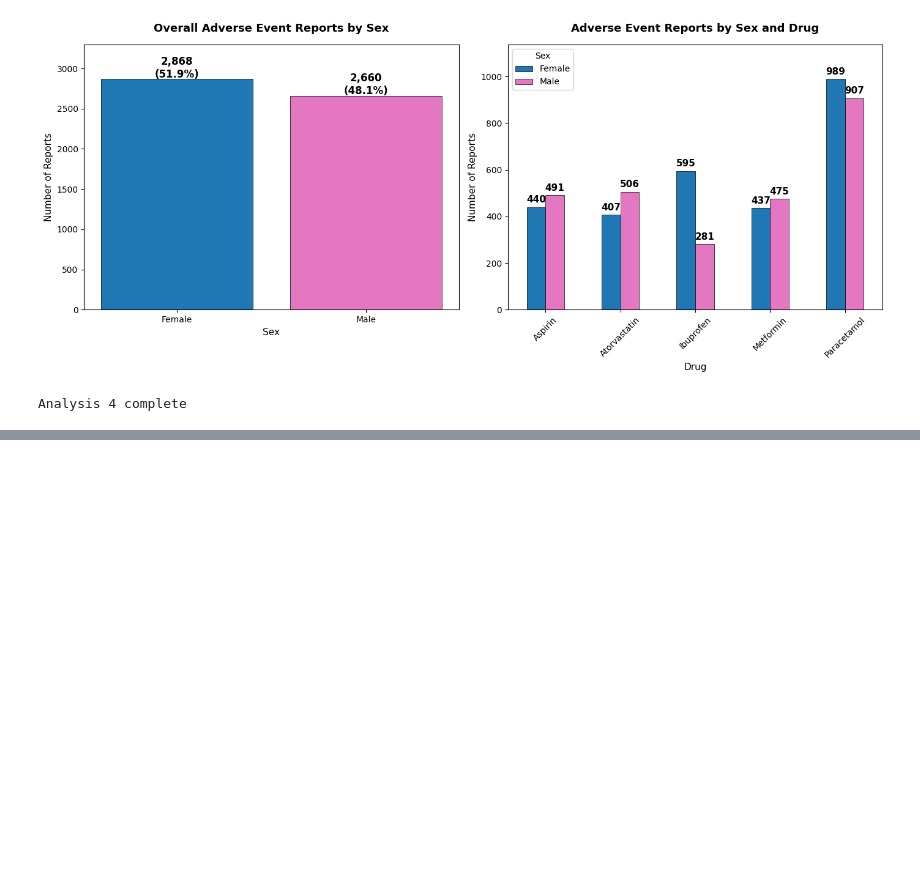
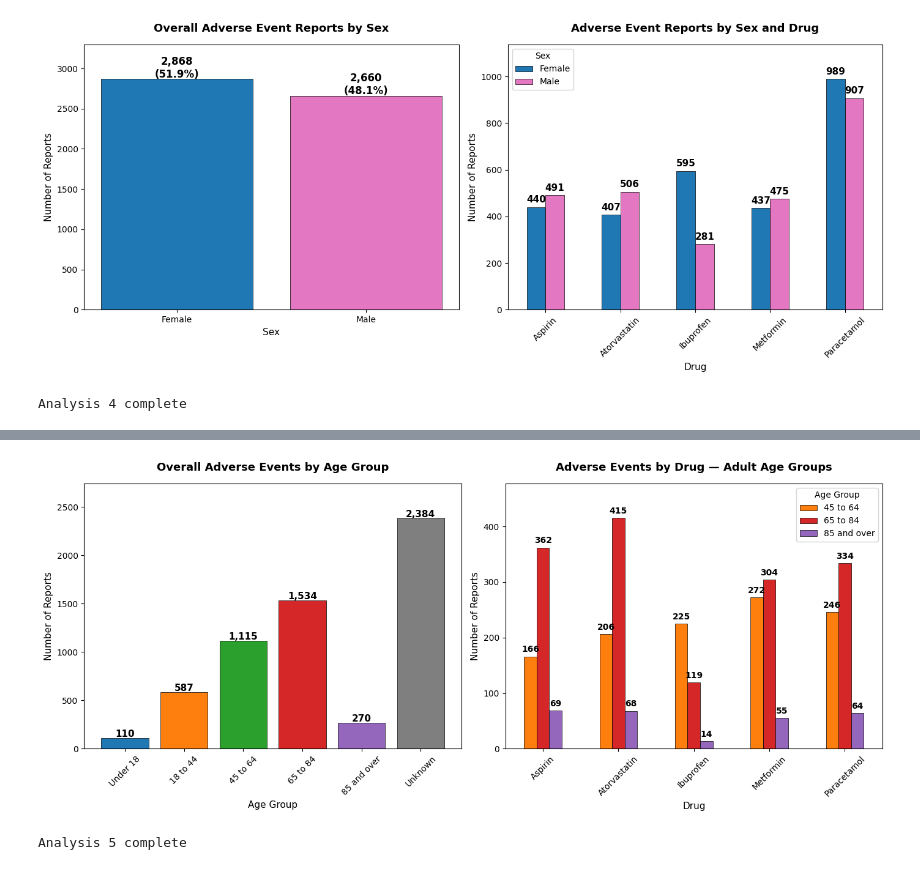
Before and after one commit to Kingsley-Eboh/fda-adverse-events-analysis, a Jupyter notebook: fda_adverse_events_analysis.ipynb, the cells around one changed output, grey strips where cells are left out. Saved outputs shown, nothing was run; the diff lists cells and outputs as text; code cells hidden in the pictures; blank space fills up the shorter version.

Commit message:
Add analyses 5 to 7: age group distribution, top reactions and yearly trend analysis

```diff
--- a/fda_adverse_events_analysis.ipynb
+++ b/fda_adverse_events_analysis.ipynb
@@ -518,0 +522,45 @@ Analysis 4 complete
+# %%
+
+fig, axes = plt.subplots(1, 2, figsize=(14, 6))
+
+age_order = ['Under 18', '18 to 44', '45 to 64', '65 to 84', '85 and over', 'Unknown']
+colors_age = ['#1f77b4', '#ff7f0e', '#2ca02c', '#d62728', '#9467bd', '#7f7f7f']
+
+age_counts = df['age_group'].value_counts().reindex(age_order)
+axes[0].bar(age_counts.index, age_counts.values,
+            color=colors_age, edgecolor='black', linewidth=0.5)
+axes[0].set_title('Overall Adverse Events by Age Group',
+                   fontsize=13, fontweight='bold', pad=15)
+axes[0].set_xlabel('Age Group', fontsize=11)
+axes[0].set_ylabel('Number of Reports', fontsize=11)
+axes[0].set_ylim(0, age_counts.max() * 1.15)
+axes[0].tick_params(axis='x', rotation=45)
+for i, v in enumerate(age_counts.values):
+    axes[0].text(i, v + 10, f'{v:,}',
+                ha='center', fontsize=11, fontweight='bold')
+
+top_age_groups = ['45 to 64', '65 to 84', '85 and over']
+age_by_drug = df[df['age_group'].isin(top_age_groups)].groupby(
+    ['drug_name', 'age_group']).size().unstack(fill_value=0)
+age_by_drug = age_by_drug[top_age_groups]
+age_by_drug.plot(kind='bar', ax=axes[1],
+                 color=['#ff7f0e', '#d62728', '#9467bd'],
+                 edgecolor='black', linewidth=0.5)
+axes[1].set_title('Adverse Events by Drug — Adult Age Groups',
+                   fontsize=13, fontweight='bold', pad=15)
+axes[1].set_xlabel('Drug', fontsize=11)
+axes[1].set_ylabel('Number of Reports', fontsize=11)
+axes[1].tick_params(axis='x', rotation=45)
+axes[1].legend(title='Age Group')
+axes[1].set_ylim(0, age_by_drug.max().max() * 1.15)
+for container in axes[1].containers:
+    axes[1].bar_label(container, fmt='%d',
+                      fontsize=10, fontweight='bold', padding=3)
+
+plt.tight_layout()
+plt.savefig('figures/analysis5_age_distribution.png', dpi=150, bbox_inches='tight')
+plt.show()
+print("Analysis 5 complete")
+# %% [output]
+[figure, added]
+Analysis 5 complete
```
Also changed, not shown: parts of 5 cells of this notebook, 3 other files.
